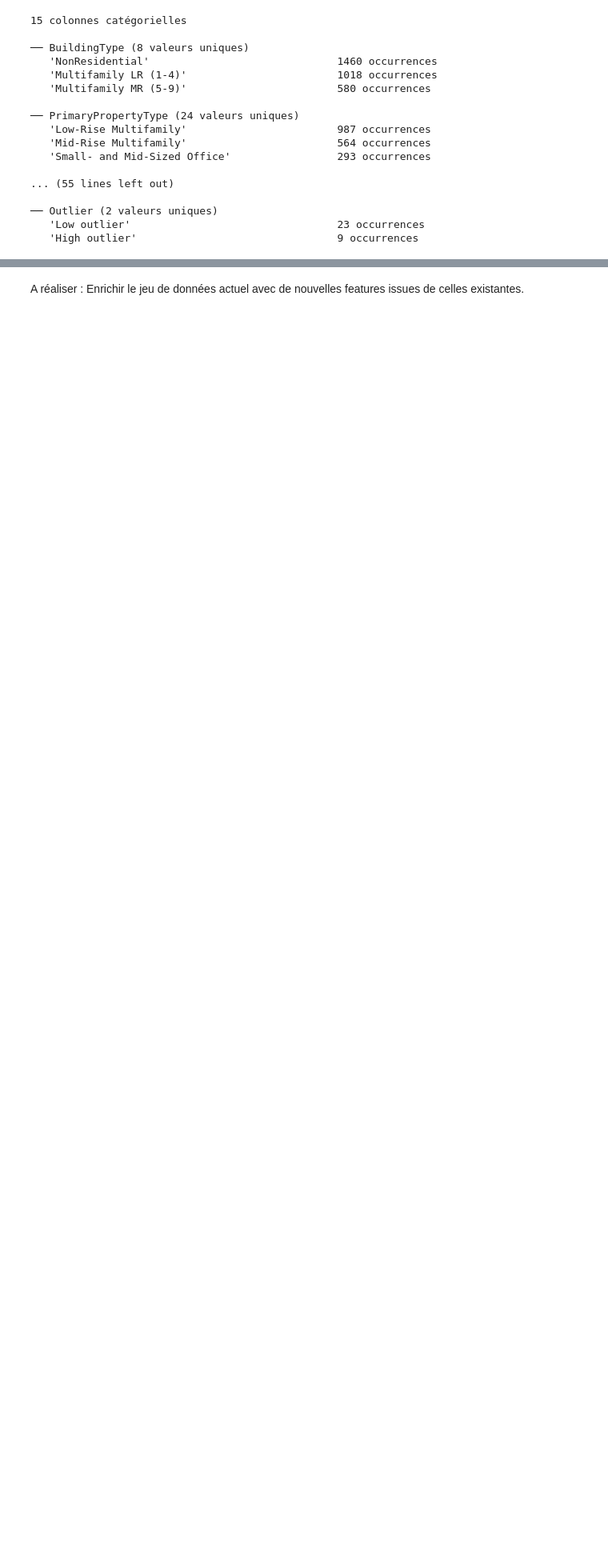
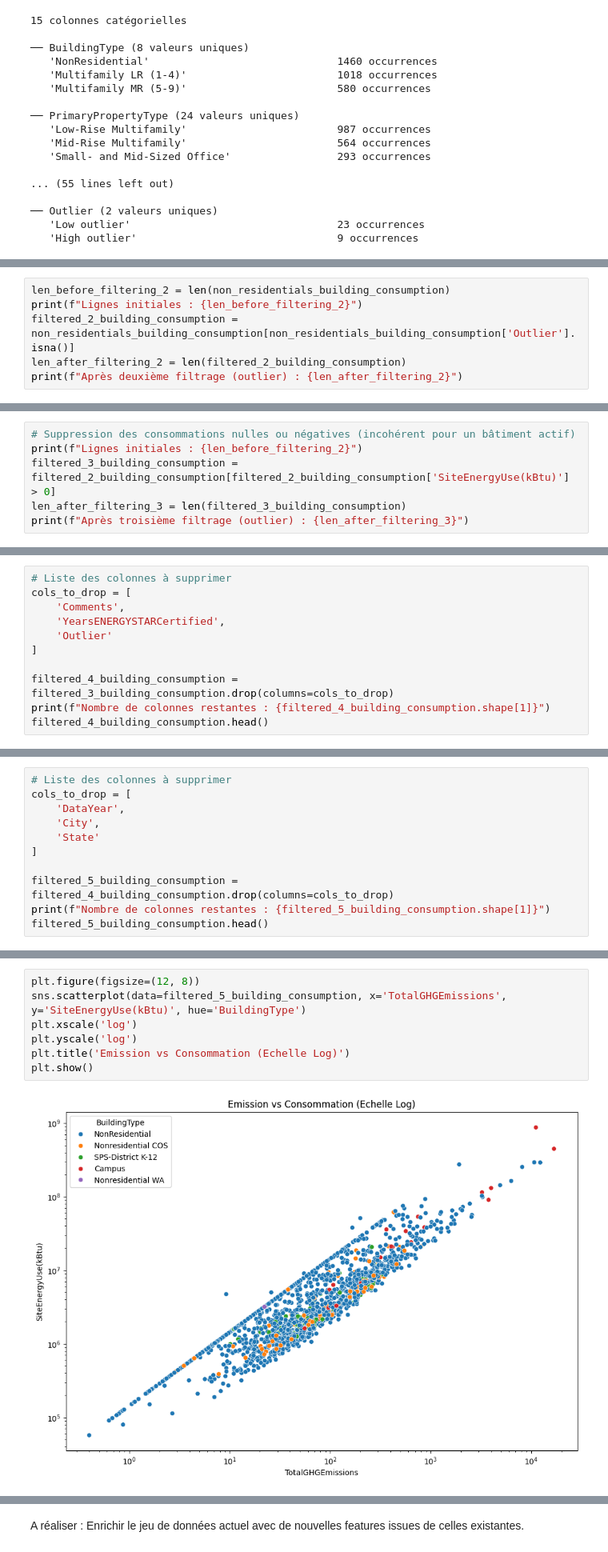
Before and after one commit to AxelFB1992/projet6, a Jupyter notebook: template_modelisation_supervisee.ipynb, the cells around one changed output, grey strips where cells are left out. Shown at 80% size. Saved outputs shown, nothing was run; the diff lists cells and outputs as text; blank space fills up the shorter version.

```diff
--- a/template_modelisation_supervisee.ipynb
+++ b/template_modelisation_supervisee.ipynb
@@ -105,0 +156,6 @@ for col in cols_qualitatives:
+# %%
+len_before_filtering_2 = len(non_residentials_building_consumption)
+print(f"Lignes initiales : {len_before_filtering_2}")
+filtered_2_building_consumption = non_residentials_building_consumption[non_residentials_building_consumption['Outlier'].isna()]
+len_after_filtering_2 = len(filtered_2_building_consumption)
+print(f"Après deuxième filtrage (outlier) : {len_after_filtering_2}")
@@ -105,0 +167,6 @@ for col in cols_qualitatives:
+# %%
+# Suppression des consommations nulles ou négatives (incohérent pour un bâtiment actif)
+print(f"Lignes initiales : {len_before_filtering_2}")
+filtered_3_building_consumption = filtered_2_building_consumption[filtered_2_building_consumption['SiteEnergyUse(kBtu)'] > 0]
+len_after_filtering_3 = len(filtered_3_building_consumption)
+print(f"Après troisième filtrage (outlier) : {len_after_filtering_3}")
@@ -105,0 +209,11 @@ for col in cols_qualitatives:
+# %%
+# Liste des colonnes à supprimer
+cols_to_drop = [
+    'Comments',
+    'YearsENERGYSTARCertified',
+    'Outlier'
+]
+
+filtered_4_building_consumption = filtered_3_building_consumption.drop(columns=cols_to_drop)
+print(f"Nombre de colonnes restantes : {filtered_4_building_consumption.shape[1]}")
+filtered_4_building_consumption.head()
@@ -105,0 +227,11 @@ for col in cols_qualitatives:
+# %%
+# Liste des colonnes à supprimer
+cols_to_drop = [
+    'DataYear',
+    'City',
+    'State'
+]
+
+filtered_5_building_consumption = filtered_4_building_consumption.drop(columns=cols_to_drop)
+print(f"Nombre de colonnes restantes : {filtered_5_building_consumption.shape[1]}")
+filtered_5_building_consumption.head()
@@ -105,0 +267,9 @@ for col in cols_qualitatives:
+# %%
+plt.figure(figsize=(12, 8))
+sns.scatterplot(data=filtered_5_building_consumption, x='TotalGHGEmissions', y='SiteEnergyUse(kBtu)', hue='BuildingType')
+plt.xscale('log')
+plt.yscale('log')
+plt.title('Emission vs Consommation (Echelle Log)')
+plt.show()
+# %% [output]
+[figure, added]
```
Also changed, not shown: parts of 24 cells of this notebook.
